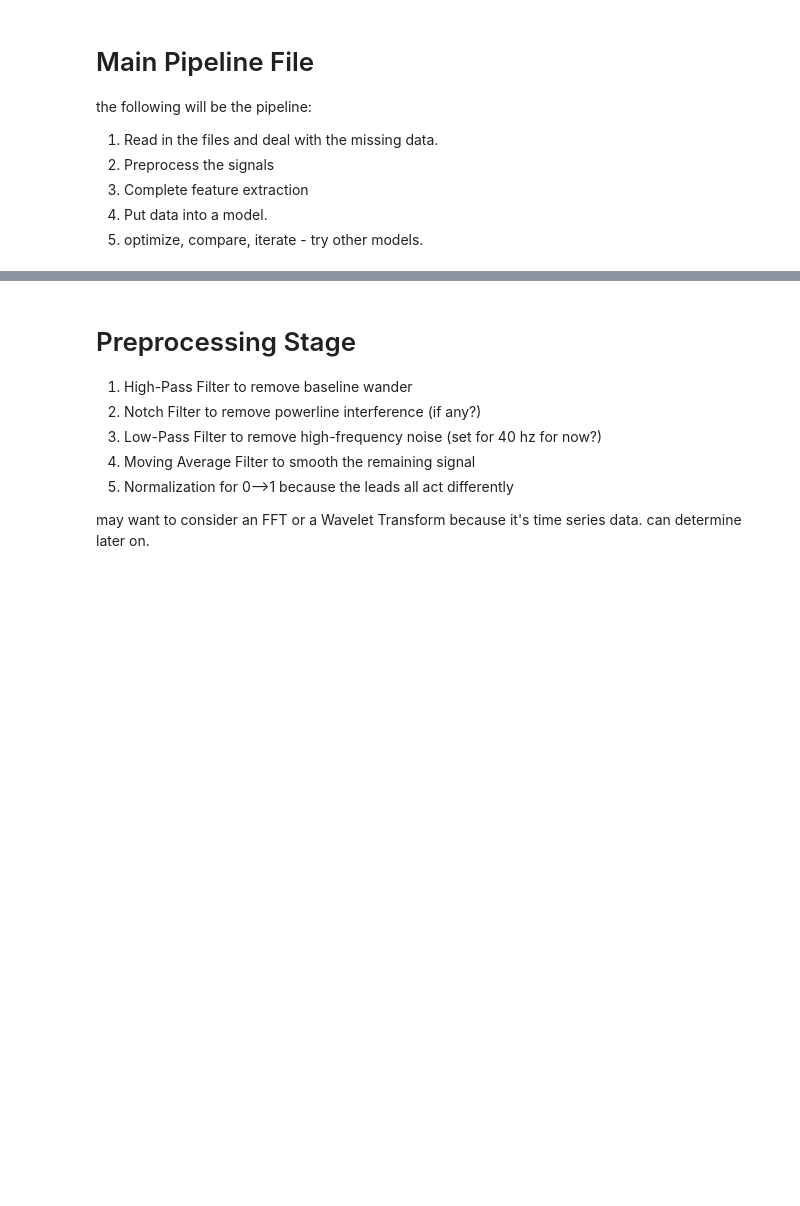
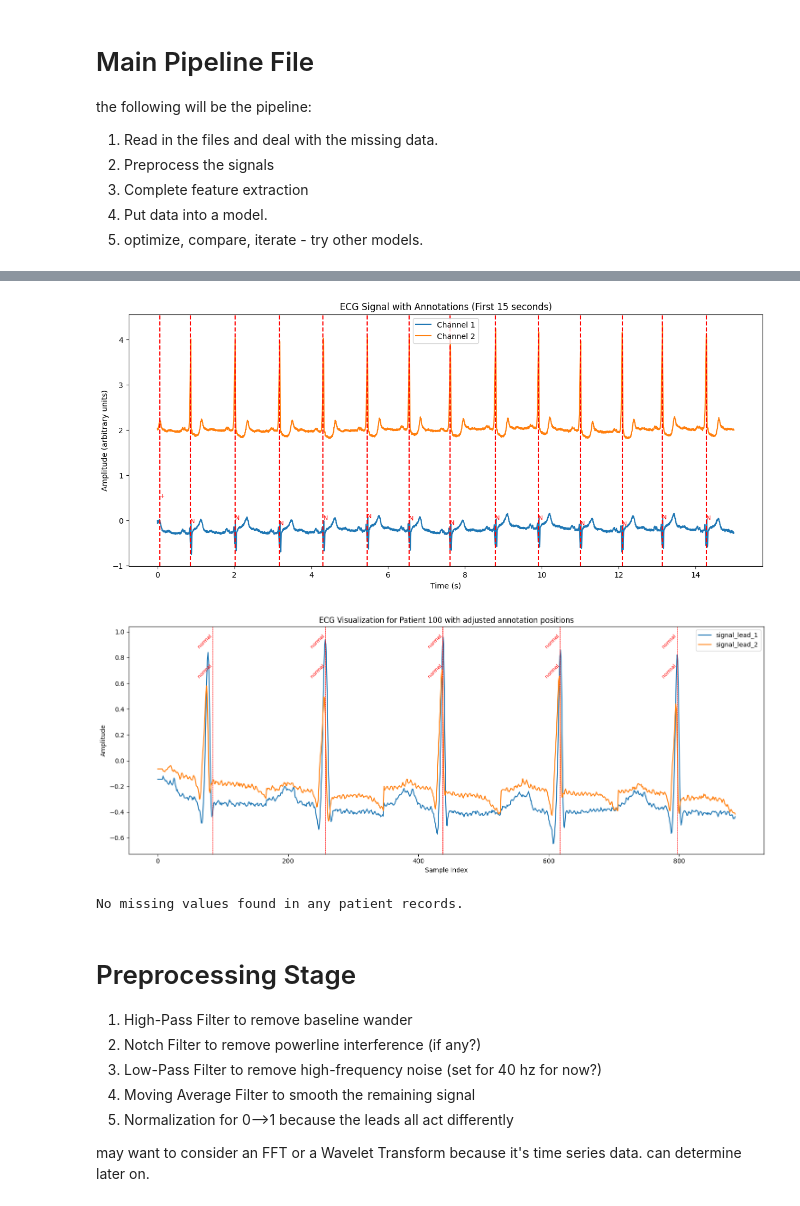
Before and after one commit to aolwyn/ECG-AFIB-AFLUT, a Jupyter notebook: main.ipynb, the cells around one changed output, grey strips where cells are left out. Cells and saved outputs as stored; diff of their text form; code cells hidden in the pictures; blank space fills up the shorter version.

Commit message:
henry changes

```diff
--- a/main.ipynb
+++ b/main.ipynb
@@ -32,5 +36,5 @@ dataloaders.get_device_info()
 # %%
-file_path = 'G:/Datasets/mit-bih-arrhythmia-database-1.0.0/'
+file_path = 'C:/Users/henry/OneDrive/Desktop/ELEC 872 - AI and Interactive Systems/Project/mit-bih-arrhythmia-database-1.0.0/'
 # %%
 # Load data.
 patient_data = dataloaders.load_all_records(file_path)
@@ -53,9 +75,15 @@ pp.pprint(patient_data['100'][:3])
 # %%
 # Visualize the raw ECG with annotations for the 1 record.
-visualize.visualize_ecg_with_labels(signal, annotations, fs=360, duration=15)
+visualize.visualize_ecg_with_labels(signal, annotations, fs=250, duration=15)
+visualize.visualize_ecg_with_annotationsV2(patient_data, patient_id='100', num_beats=5, fs=250)
+# %% [output]
+[figure, added]
+[figure, added]
 # %%
 # check for missing values now before preprocessing.
 missing_values_report = preprocess.check_for_missing_values(patient_data)
+# %% [output]
+No missing values found in any patient records.
 # %%
 # # R-R interval calculation.
 # rr_intervals_report = preprocess.calculate_rr_intervals(patient_data, fs=360)
```
Also changed, not shown: parts of 5 cells of this notebook, 2 other files.
